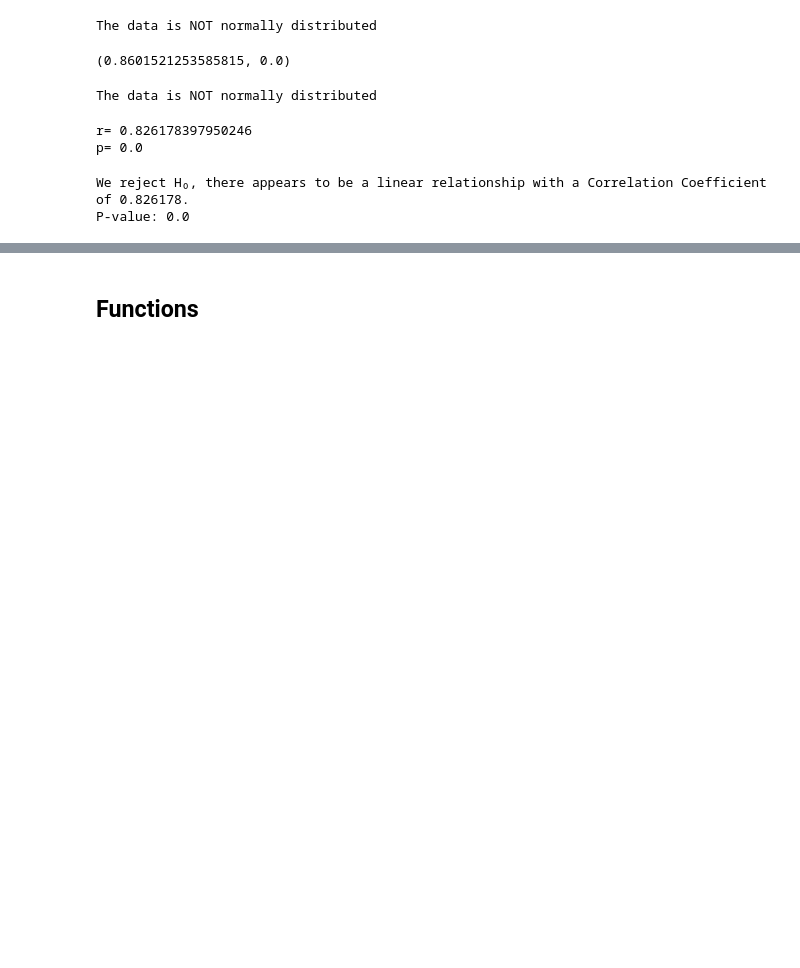
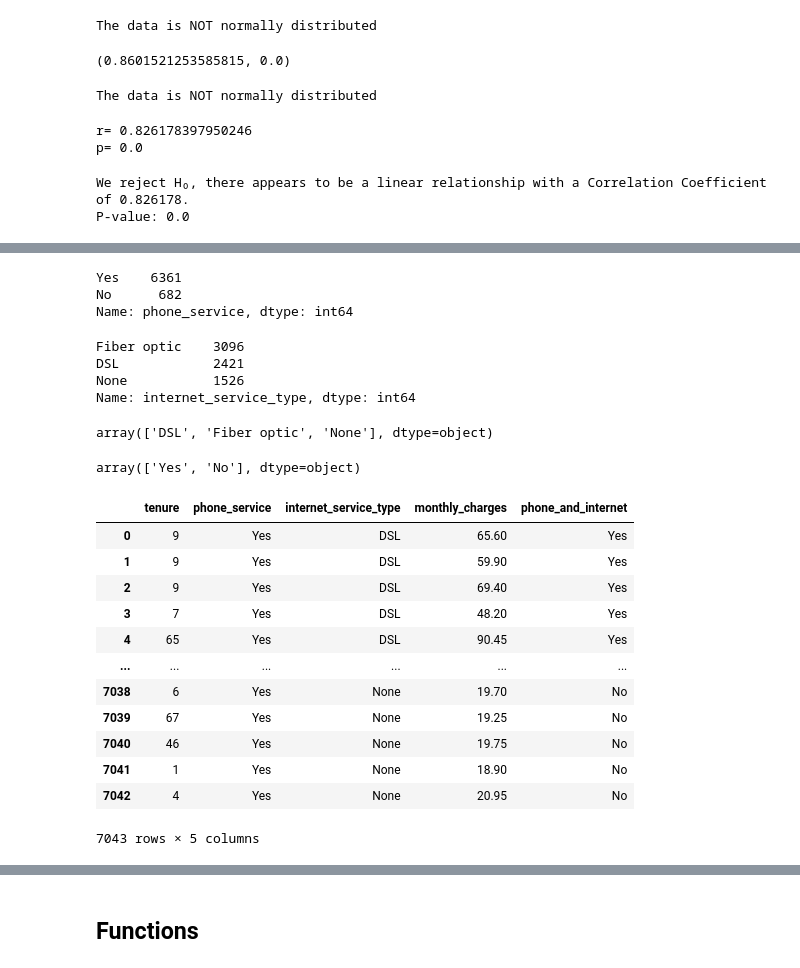
Before and after one commit to NikkideVries/statistics-exercises, a Jupyter notebook: hypothesis_testing.ipynb, the cells around one changed output, grey strips where cells are left out. Cells and saved outputs as stored; diff of their text form; code cells hidden in the pictures; blank space fills up the shorter version.

```diff
--- a/hypothesis_testing.ipynb
+++ b/hypothesis_testing.ipynb
@@ -893,0 +911,22 @@ combined
+# %%
+phone_and_internet.phone_service.value_counts()
+# %% [output]
+Yes    6361
+No      682
+Name: phone_service, dtype: int64
+# %%
+phone_and_internet.internet_service_type.value_counts()
+# %% [output]
+Fiber optic    3096
+DSL            2421
+None           1526
+Name: internet_service_type, dtype: int64
+# %%
+unique_values = internet_service_type['internet_service_type'].unique()
+unique_values
+# %% [output]
+array(['DSL', 'Fiber optic', 'None'], dtype=object)
+# %%
+phone_and_internet['phone_service'].unique()
+# %% [output]
+array(['Yes', 'No'], dtype=object)
@@ -893,0 +936,16 @@ combined
+# %%
+phone_and_internet
+# %% [output]
+|  | tenure | phone_service | internet_service_type | monthly_charges | phone_and_internet |
+| 0 | 9 | Yes | DSL | 65.60 | Yes |
+| 1 | 9 | Yes | DSL | 59.90 | Yes |
+| 2 | 9 | Yes | DSL | 69.40 | Yes |
+| 3 | 7 | Yes | DSL | 48.20 | Yes |
+| 4 | 65 | Yes | DSL | 90.45 | Yes |
+| ... | ... | ... | ... | ... | ... |
+| 7038 | 6 | Yes | None | 19.70 | No |
+| 7039 | 67 | Yes | None | 19.25 | No |
+| 7040 | 46 | Yes | None | 19.75 | No |
+| 7041 | 1 | Yes | None | 18.90 | No |
+| 7042 | 4 | Yes | None | 20.95 | No |
+7043 rows × 5 columns
```
Also changed, not shown: parts of 8 cells of this notebook.
